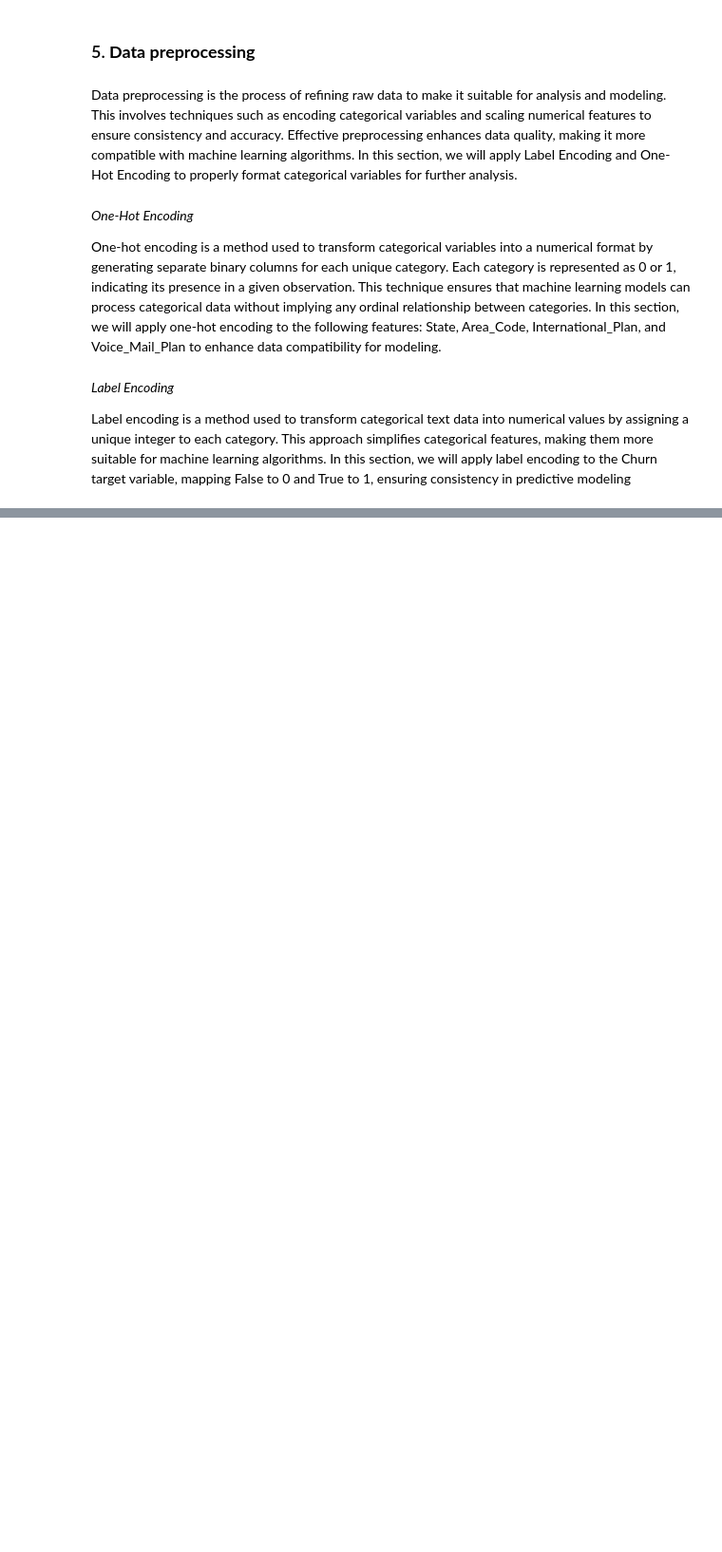
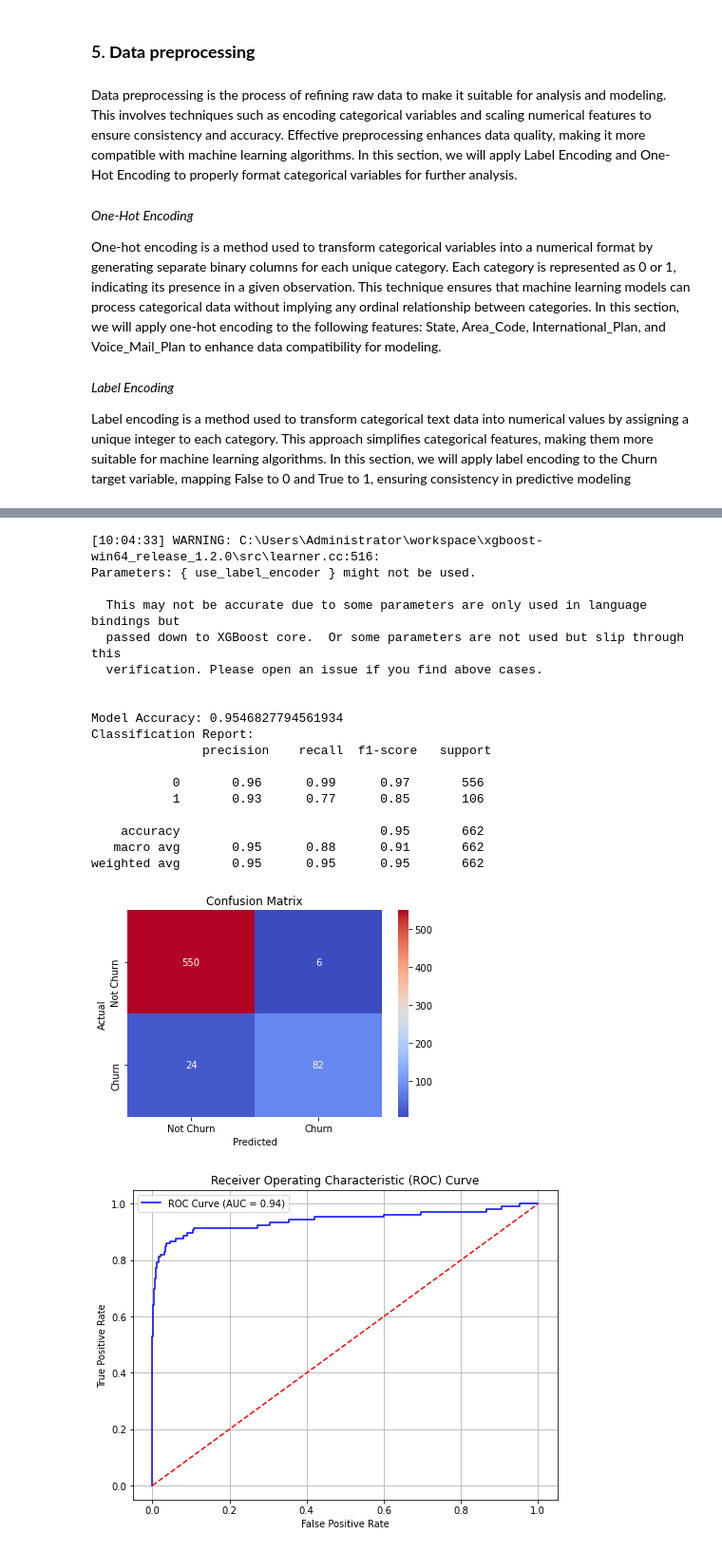
Before and after one commit to KawiraE/Telecom_Churn_Prediction, a Jupyter notebook: notebook.ipynb, the cells around one changed output, grey strips where cells are left out. Shown: that part at 95% size. Saved outputs shown, nothing was run; the diff lists cells and outputs as text; code cells hidden in the pictures; blank space fills up the shorter version.

```diff
--- a/notebook.ipynb
+++ b/notebook.ipynb
@@ -744,0 +961,71 @@ Syria_df['churn'] = label_encoder.fit_transform(Syria_df['churn'])
+# %%
+import xgboost as xgb
+from sklearn.model_selection import train_test_split
+from sklearn.preprocessing import StandardScaler
+from sklearn.metrics import classification_report, confusion_matrix
+
+# Split features and target
+X = Syria_df.drop('churn', axis=1)
+y = Syria_df['churn']
+
+# Train XGBoost model
+xgb_model = xgb.XGBClassifier(use_label_encoder=False, eval_metric='logloss')
+xgb_model.fit(X_train_scaled, y_train)
+# Predict on test data
+y_pred = xgb_model.predict(X_test_scaled)
+
+# Evaluate model performance
+print("Model Accuracy:", accuracy_score(y_test, y_pred))
+print("Classification Report:\n", classification_report(y_test, y_pred))
+# 1. confusion matrix
+cm = confusion_matrix(y_test, y_pred)
+plt.figure(figsize=(6, 4))
+sns.heatmap(cm, annot=True, fmt="d", cmap="coolwarm", xticklabels=["Not Churn", "Churn"], yticklabels=["Not Churn", "Churn"])
+plt.xlabel("Predicted")
+plt.ylabel("Actual")
+plt.title("Confusion Matrix")
+plt.show()
+
+# 2. ROC- curve and AUC
+fpr, tpr, thresholds = roc_curve(y_test, xgb_model.predict_proba(X_test_scaled)[:, 1])
+roc_auc = auc(fpr, tpr)
+plt.figure(figsize=(8, 6))
+plt.plot(fpr, tpr, color='blue', label=f'ROC Curve (AUC = {roc_auc:.2f})')
+plt.plot([0, 1], [0, 1], color='red', linestyle='--')  # Diagonal line
+plt.title('Receiver Operating Characteristic (ROC) Curve')
+plt.xlabel('False Positive Rate')
+plt.ylabel('True Positive Rate')
+plt.legend()
+plt.grid()
+plt.show()
+
+# 3. precision-recall curve
+precision, recall, thresholds = precision_recall_curve(y_test, xgb_model.predict_proba(X_test_scaled)[:, 1])
+plt.figure(figsize=(8, 6))
+plt.plot(recall, precision, color='green')
+plt.title('Precision-Recall Curve')
+plt.xlabel('Recall')
+plt.ylabel('Precision')
+plt.grid()
+plt.show()
+# %% [output]
+[10:04:33] WARNING: C:\Users\Administrator\workspace\xgboost-win64_release_1.2.0\src\learner.cc:516:
+Parameters: { use_label_encoder } might not be used.
+
+  This may not be accurate due to some parameters are only used in language bindings but
+  passed down to XGBoost core.  Or some parameters are not used but slip through this
+  verification. Please open an issue if you find above cases.
+
+
+Model Accuracy: 0.9546827794561934
+Classification Report:
+               precision    recall  f1-score   support
+
+           0       0.96      0.99      0.97       556
+           1       0.93      0.77      0.85       106
+
+    accuracy                           0.95       662
+   macro avg       0.95      0.88      0.91       662
+weighted avg       0.95      0.95      0.95       662
+[figure, added]
+[figure, added]
```
Also changed, not shown: parts of 64 cells of this notebook.
